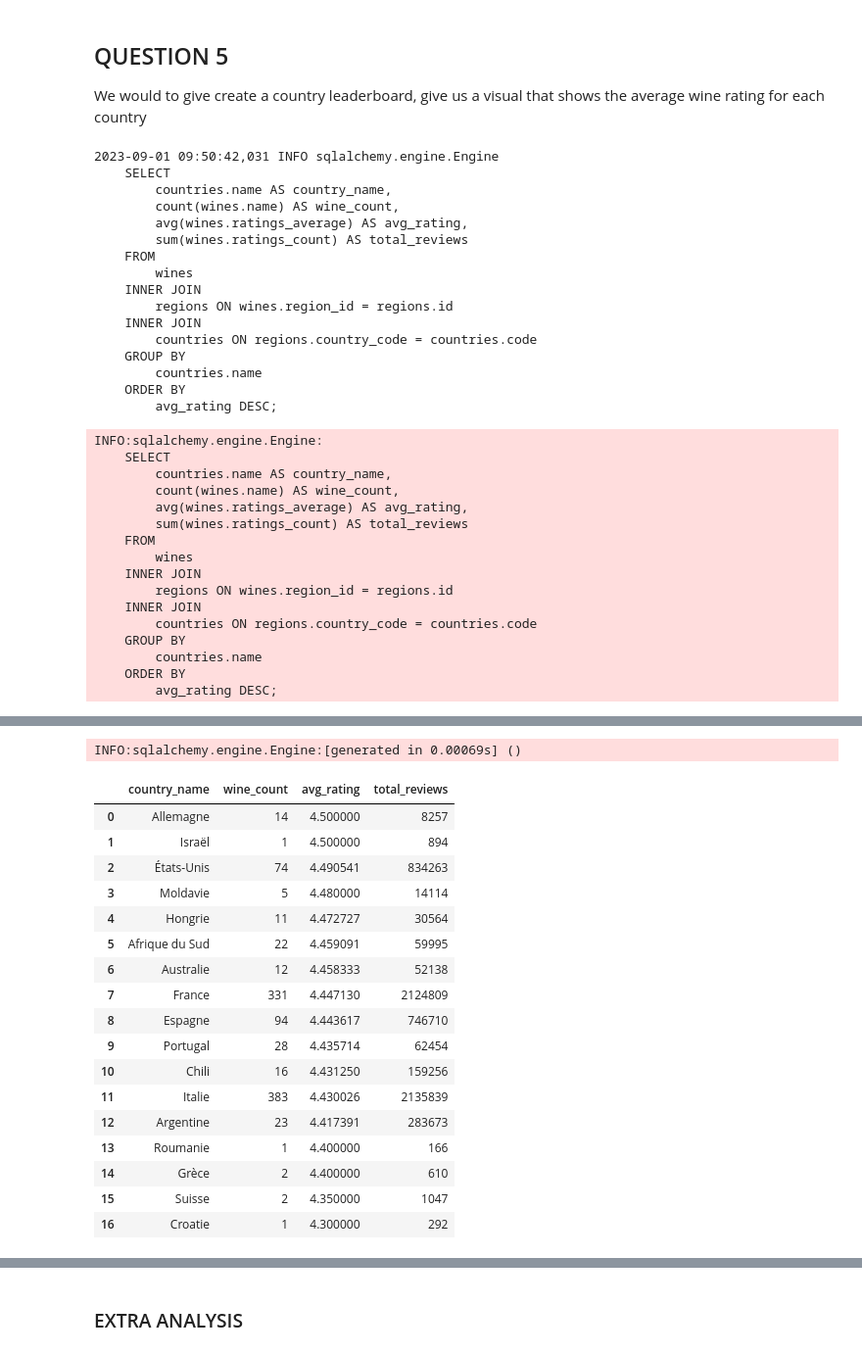
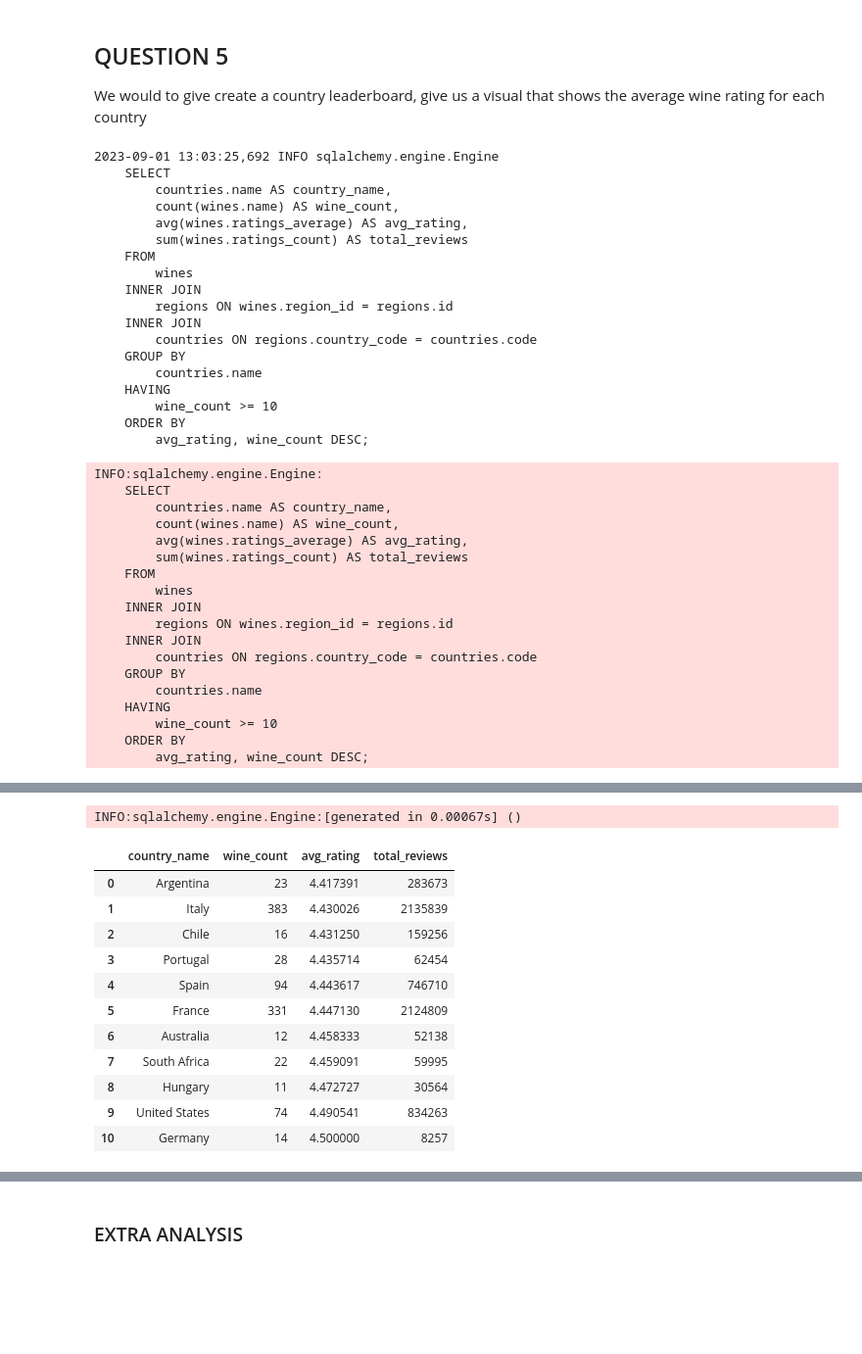
Before and after one commit to mfirdaus354/project_vivino, a Jupyter notebook: notebooks/vivino_market_analysis.ipynb, the cells around one changed output, grey strips where cells are left out. Shown at 98% size. Saved outputs shown, nothing was run; the diff lists cells and outputs as text; code cells hidden in the pictures; blank space fills up the shorter version.

Commit message:
vivino_market_analysis: content update - country leaderboard

```diff
--- a/notebooks/vivino_market_analysis.ipynb
+++ b/notebooks/vivino_market_analysis.ipynb
@@ -970,8 +970,10 @@ query_retail_wines = text(
         countries ON regions.country_code = countries.code
     GROUP BY
         countries.name
+    HAVING
+        wine_count >= 10
     ORDER BY
-        avg_rating DESC;
+        avg_rating, wine_count DESC;
     """
 )
 query_retail_wines = vivino_session.execute(query_retail_wines)
@@ -983,10 +985,30 @@ retail_wines_df = pd.DataFrame(
     columns=query_retail_wines.keys()
 )
 
+# rename country_name in retail_wines_df to its English name
+retail_wines_df['country_name'] = retail_wines_df['country_name'].replace(
+    {
+        'Italie': 'Italy',
+        'Allemagne': 'Germany',
+        'États-Unis': 'United States',
+        'Moldavie': 'Moldova',
+        'Hongrie': 'Hungary',
+        'Afrique du Sud': 'South Africa',
+        'Australie': 'Australia',
+        'Espagne': 'Spain',
+        'Argentine': 'Argentina',
+        'Roumanie': 'Romania',
+        'Grèce': 'Greece',
+        'Suise': 'Switzerland',
+        'Chili': 'Chile',
+        'Croate': 'Croatia',
+    }
+)
+
 # display retail_wines_df
 display(retail_wines_df)
 # %% [output]
-2023-09-01 09:50:42,031 INFO sqlalchemy.engine.Engine
+2023-09-01 13:03:25,692 INFO sqlalchemy.engine.Engine
     SELECT
         countries.name AS country_name,
         count(wines.name) AS wine_count,
@@ -1000,8 +1022,10 @@ display(retail_wines_df)
         countries ON regions.country_code = countries.code
     GROUP BY
         countries.name
+    HAVING
+        wine_count >= 10
     ORDER BY
-        avg_rating DESC;
+        avg_rating, wine_count DESC;
 INFO:sqlalchemy.engine.Engine:
     SELECT
         countries.name AS country_name,
@@ -1016,5 +1040,7 @@ INFO:sqlalchemy.engine.Engine:
         countries ON regions.country_code = countries.code
     GROUP BY
         countries.name
+    HAVING
+        wine_count >= 10
     ORDER BY
-        avg_rating DESC;
+        avg_rating, wine_count DESC;
@@ -1022,19 +1048,13 @@ INFO:sqlalchemy.engine.Engine:
-INFO:sqlalchemy.engine.Engine:[generated in 0.00069s] ()
+INFO:sqlalchemy.engine.Engine:[generated in 0.00067s] ()
 |  | country_name | wine_count | avg_rating | total_reviews |
-| 0 | Allemagne | 14 | 4.500000 | 8257 |
-| 1 | Israël | 1 | 4.500000 | 894 |
-| 2 | États-Unis | 74 | 4.490541 | 834263 |
-| 3 | Moldavie | 5 | 4.480000 | 14114 |
-| 4 | Hongrie | 11 | 4.472727 | 30564 |
-| 5 | Afrique du Sud | 22 | 4.459091 | 59995 |
-| 6 | Australie | 12 | 4.458333 | 52138 |
-| 7 | France | 331 | 4.447130 | 2124809 |
-| 8 | Espagne | 94 | 4.443617 | 746710 |
-| 9 | Portugal | 28 | 4.435714 | 62454 |
-| 10 | Chili | 16 | 4.431250 | 159256 |
-| 11 | Italie | 383 | 4.430026 | 2135839 |
-| 12 | Argentine | 23 | 4.417391 | 283673 |
-| 13 | Roumanie | 1 | 4.400000 | 166 |
-| 14 | Grèce | 2 | 4.400000 | 610 |
-| 15 | Suisse | 2 | 4.350000 | 1047 |
-| 16 | Croatie | 1 | 4.300000 | 292 |
+| 0 | Argentina | 23 | 4.417391 | 283673 |
+| 1 | Italy | 383 | 4.430026 | 2135839 |
+| 2 | Chile | 16 | 4.431250 | 159256 |
+| 3 | Portugal | 28 | 4.435714 | 62454 |
+| 4 | Spain | 94 | 4.443617 | 746710 |
+| 5 | France | 331 | 4.447130 | 2124809 |
+| 6 | Australia | 12 | 4.458333 | 52138 |
+| 7 | South Africa | 22 | 4.459091 | 59995 |
+| 8 | Hungary | 11 | 4.472727 | 30564 |
+| 9 | United States | 74 | 4.490541 | 834263 |
+| 10 | Germany | 14 | 4.500000 | 8257 |
```
Also changed, not shown: parts of 18 cells of this notebook.
